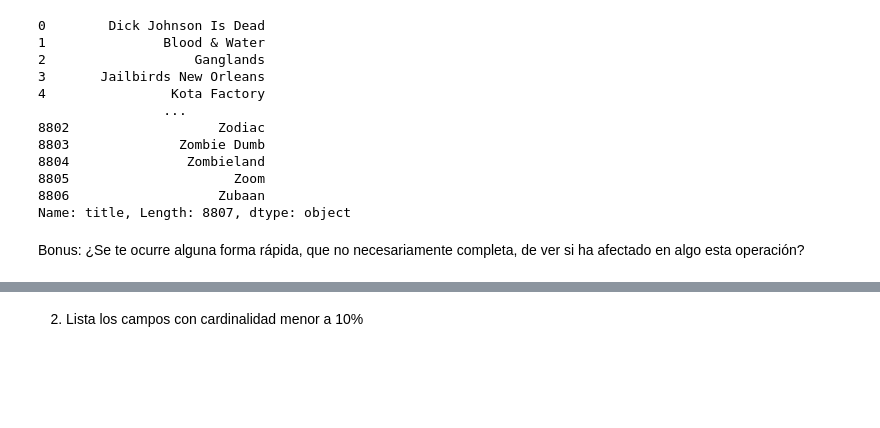
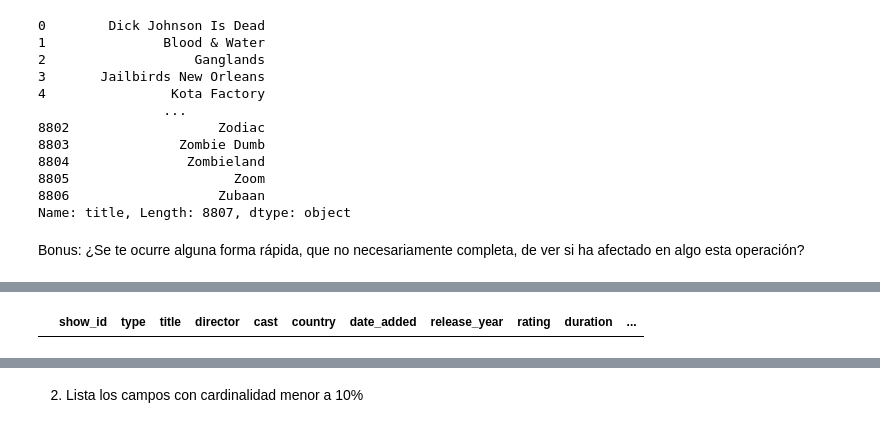
Before and after one commit to ChiaraTot/ONLINE_DS_THEBRIDGE_CHIARA, a Jupyter notebook: Practicas_Obligatorias/Practica_Obligatoria_ETL_SP5_unit1/18_Practica_Obligatoria_ETL.ipynb, the cells around one changed output, grey strips where cells are left out. Cells and saved outputs as stored; diff of their text form; code cells hidden in the pictures; blank space fills up the shorter version.

```diff
--- a/Practicas_Obligatorias/Practica_Obligatoria_ETL_SP5_unit1/18_Practica_Obligatoria_ETL.ipynb
+++ b/Practicas_Obligatorias/Practica_Obligatoria_ETL_SP5_unit1/18_Practica_Obligatoria_ETL.ipynb
@@ -275,3 +312,9 @@ la cardinalidad de listed_in es igual a 5.84
 la cardinalidad de description es igual a 99.64
 # %% [markdown]
 4. Haz un pequeño programa que recorra el diccionario y nos diga si hay alguna columna que pueda ser un buen índice (cardinalidad = 100%)
+# %%
+posibles_indices = []
+for col,cardinalidad in diccionario_cardinalidad.items():
+    if cardinalidad == 100:
+        print(f"{col} sería un buen índice")
+        posibles_indices.append(col)
@@ -322,8 +372,9 @@ df_peliculas.dtypes.to_list()
  dtype('O')]
 # %%
 for string in df_peliculas.columns:
-      if df_peliculas[string].dtypes != int:
+      if df_peliculas[string].dtypes == 'O' # != int:
         df_peliculas[string] = df_peliculas[string].str.strip()
+        # si quiero concatenar varios metodo str, siempre hay que volver a poner str.
 
 df_peliculas
 # %% [output]
@@ -372,0 +457,4 @@ Bonus: ¿Se te ocurre alguna forma rápida, que no necesariamente completa, de v
+# %%
+df_peliculas[df_peliculas.title.duplicated(keep=False)]
+# %% [output]
+|  | show_id | type | title | director | cast | country | date_added | release_year | rating | duration | ... |
```
Also changed, not shown: parts of 24 cells of this notebook, 37 other files.
